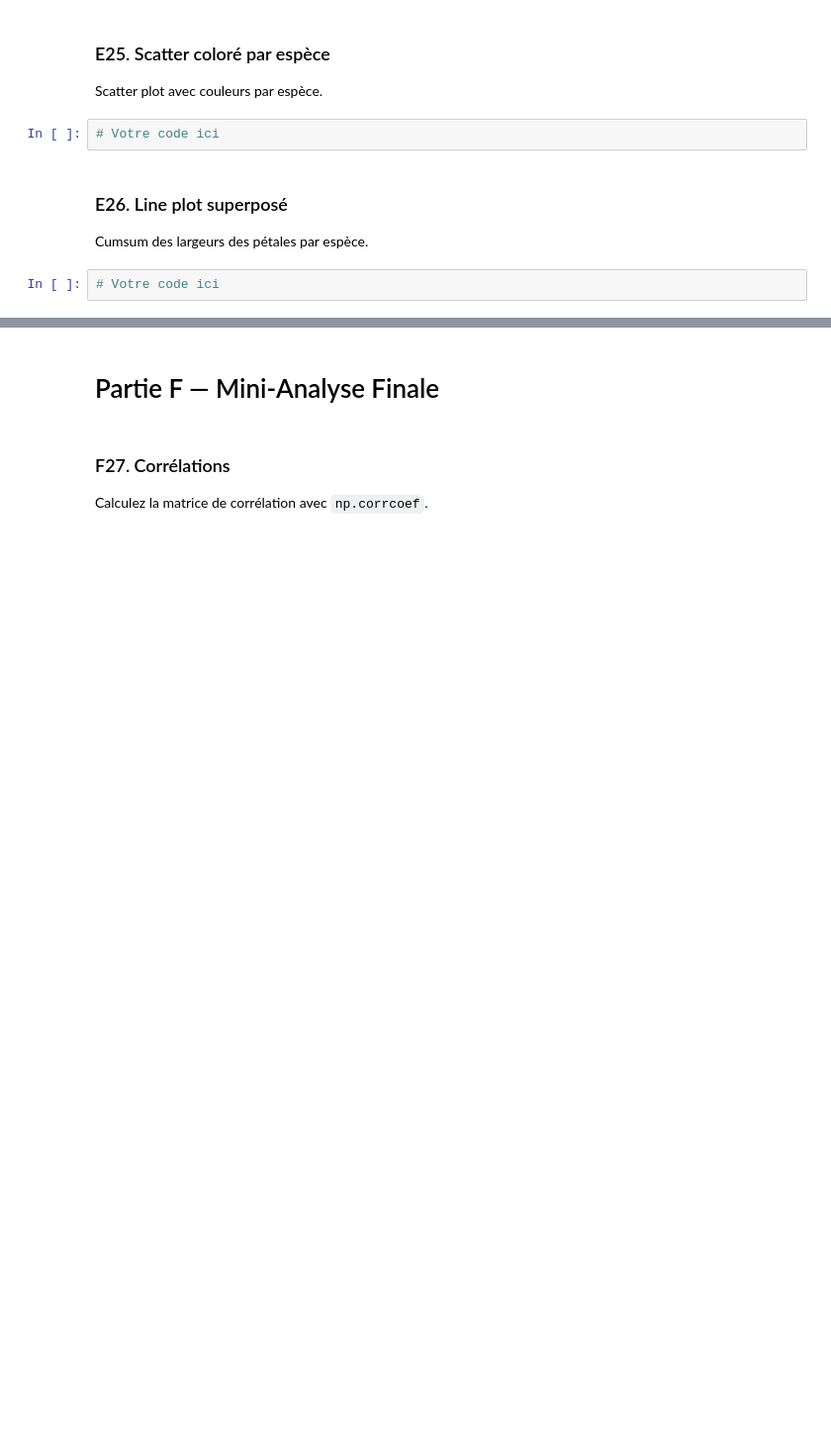
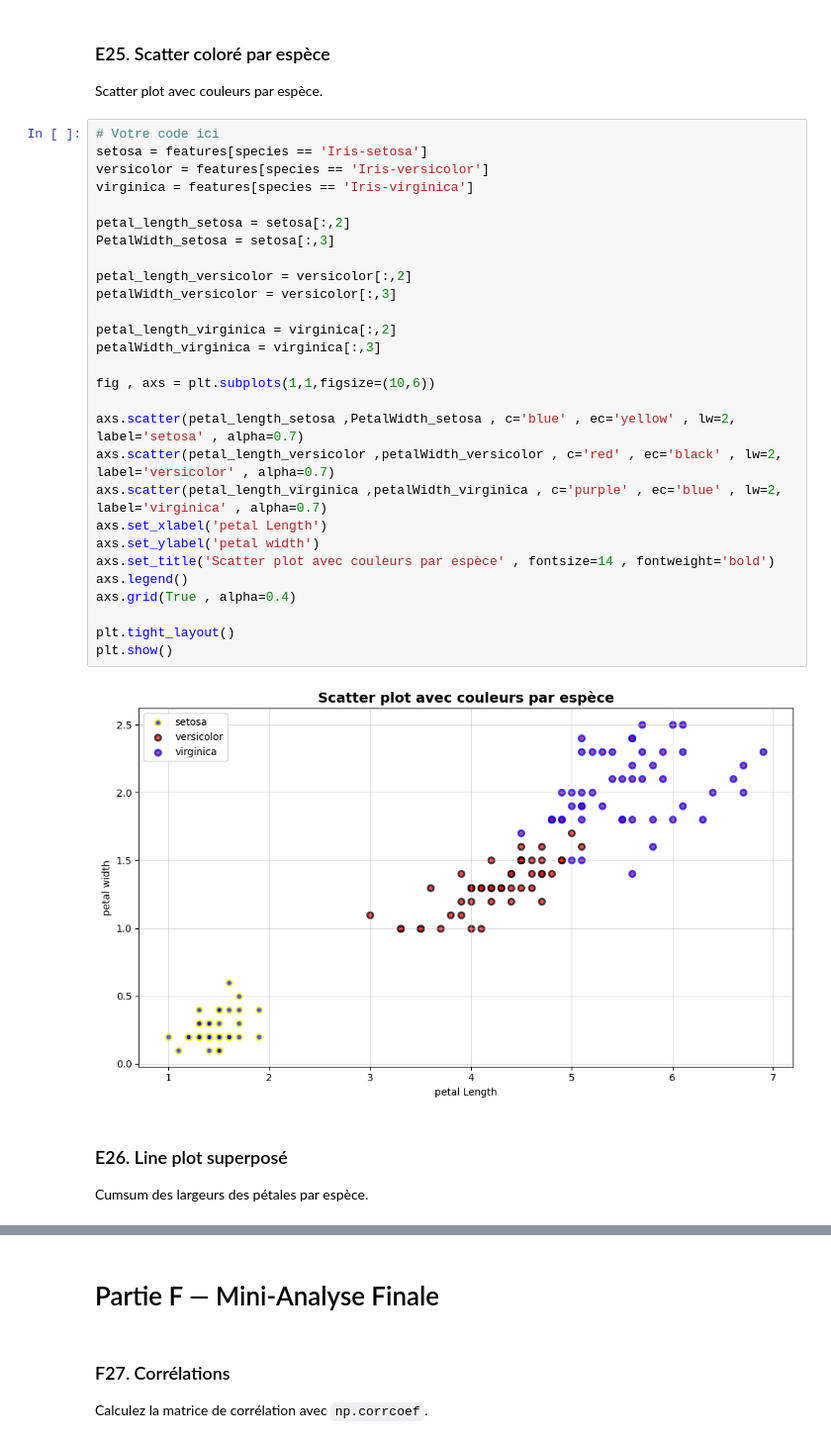
Before and after one commit to USMS-FPK-IA-GI-2025/controle-01-numpy-and-matplotlib-iris-YoussefDIDI79, a Jupyter notebook: notebooks/controle_numpy_matplotlib.ipynb, the cells around one changed output, grey strips where cells are left out. Shown: that part at 99% size. Saved outputs shown, nothing was run; the diff lists cells and outputs as text; blank space fills up the shorter version.

```diff
--- a/notebooks/controle_numpy_matplotlib.ipynb
+++ b/notebooks/controle_numpy_matplotlib.ipynb
@@ -436,10 +498,36 @@ Moyennes par espèce avec écart-type.
 # %% [markdown]
 ### E25. Scatter coloré par espèce
 Scatter plot avec couleurs par espèce.
-# %%
-# Votre code ici
+# %%
+# Votre code ici
+setosa = features[species == 'Iris-setosa']
+versicolor = features[species == 'Iris-versicolor']
+virginica = features[species == 'Iris-virginica']
+
+petal_length_setosa = setosa[:,2]
+PetalWidth_setosa = setosa[:,3]
+
+petal_length_versicolor = versicolor[:,2]
+petalWidth_versicolor = versicolor[:,3]
+
+petal_length_virginica = virginica[:,2]
+petalWidth_virginica = virginica[:,3]
+
+fig , axs = plt.subplots(1,1,figsize=(10,6))
+
+axs.scatter(petal_length_setosa ,PetalWidth_setosa , c='blue' , ec='yellow' , lw=2, label='setosa' , alpha=0.7)
+axs.scatter(petal_length_versicolor ,petalWidth_versicolor , c='red' , ec='black' , lw=2, label='versicolor' , alpha=0.7)
+axs.scatter(petal_length_virginica ,petalWidth_virginica , c='purple' , ec='blue' , lw=2, label='virginica' , alpha=0.7)
+axs.set_xlabel('petal Length')
+axs.set_ylabel('petal width')
+axs.set_title('Scatter plot avec couleurs par espèce' , fontsize=14 , fontweight='bold')
+axs.legend()
+axs.grid(True , alpha=0.4)
+
+plt.tight_layout()
+plt.show()
+# %% [output]
+[figure, added]
 # %% [markdown]
 ### E26. Line plot superposé
 Cumsum des largeurs des pétales par espèce.
-# %%
-# Votre code ici
```
Also changed, not shown: parts of 7 cells of this notebook.
